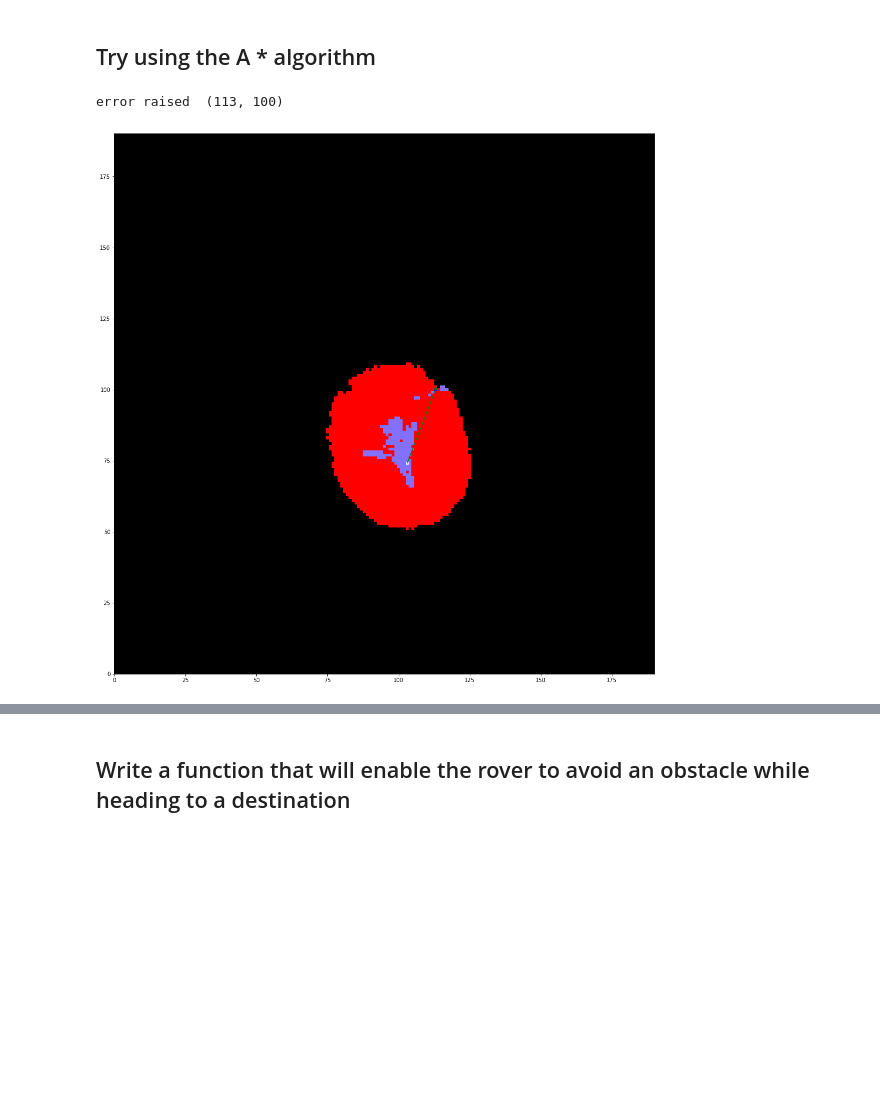
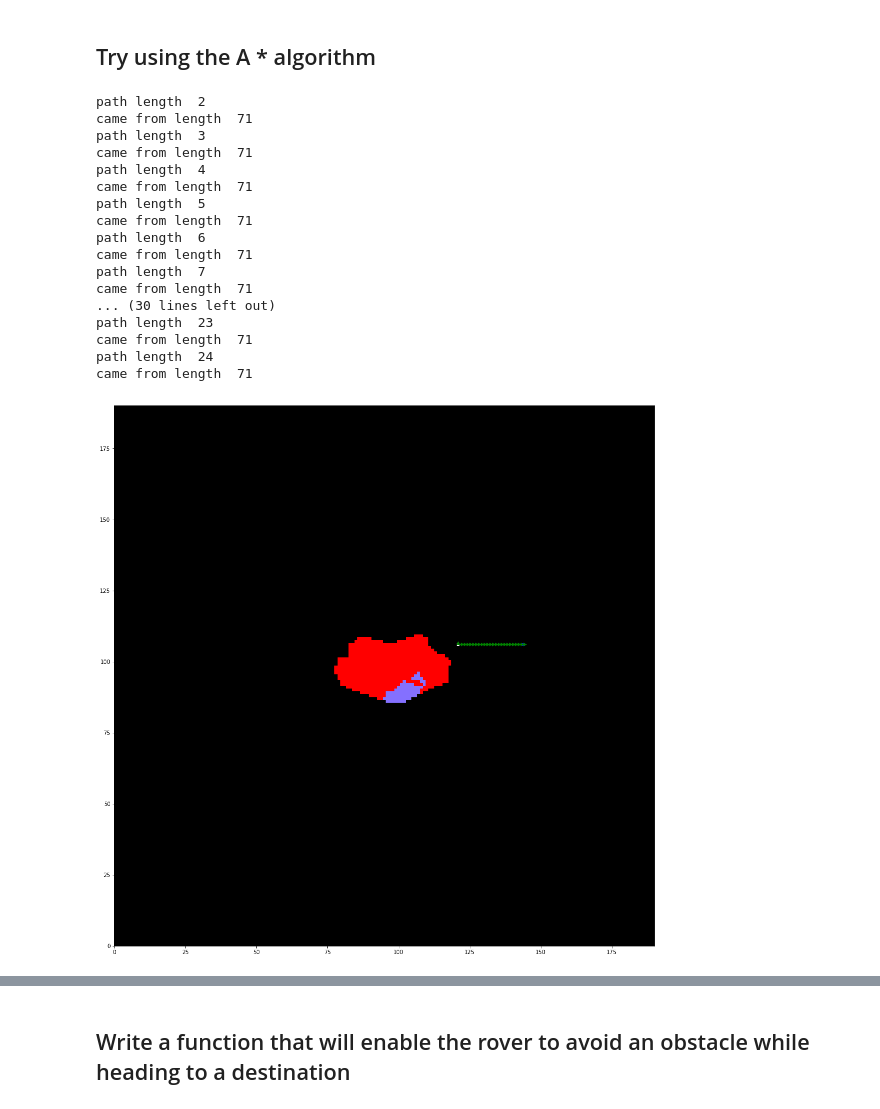
Before and after one commit to flores-jacob/RoboND-Rover-Project, a Jupyter notebook: code/Rover_Project_Test_Notebook.ipynb, the cells around one changed output, grey strips where cells are left out. Saved outputs shown, nothing was run; the diff lists cells and outputs as text; code cells hidden in the pictures; blank space fills up the shorter version.

```diff
--- a/code/Rover_Project_Test_Notebook.ipynb
+++ b/code/Rover_Project_Test_Notebook.ipynb
@@ -928,8 +994,8 @@ for obstacle_coords in wall_coords:
 # create dummy rover position data for to_polar_coords with origin
 # dummy_rover_xpos = 7 * multiplier
 # dummy_rover_ypos = 6 * multiplier
-dummy_rover_xpos = 103
-dummy_rover_ypos = 74
+dummy_rover_xpos = 121
+dummy_rover_ypos = 106
 rover_coords = (dummy_rover_xpos, dummy_rover_ypos)
 
 # plot the rover location, color it white
@@ -938,8 +1004,11 @@ memory_map_mini[dummy_rover_ypos, dummy_rover_xpos] = (255, 255, 255, 1)
 # create dummy destinaton coordinates
 # destination_x = 2 * multiplier
 # destination_y = 2 * multiplier
-destination_x = 113
-destination_y = 100
+result = get_closest_accessible_navigable_point_to_destination(dummy_rover_xpos, dummy_rover_ypos, 96, 108, memory_map_mini[:,:,3], 7, 5)
+# destination_x = 104
+# destination_y = 86
+destination_x = 144
+destination_y = 106
 
 memory_map_mini[destination_y, destination_x] = (0,0,255,8)
 destination_coords = (destination_x, destination_y)
@@ -989,32 +1058,48 @@ path.reverse() # optional
 fig = plt.figure(figsize=(40,40))
 plt.subplot(221)
 plt.imshow(memory_map_mini[:, :, :3])
 plt.ylim(0, 19 * multiplier)
 plt.xlim(0, 19 * multiplier)
 
 
 # with open('path_so_far.txt') as f:
 #     path_so_far = [list(literal_eval(line)) for line in f][0]
 
 # if path_so_far:
 #     path = path_so_far
 
 for index in range(0, len(path) - 1):
 
     current_x = path[index][0]
     current_y = path[index][1]
 
     next_x = path[index + 1][0]
     next_y = path[index + 1][1]
 
     # distance, angle = to_polar_coords_with_origin(dummy_rover_xpos, dummy_rover_ypos, unobstructed_x, unobstructed_y)
     distance, angle = to_polar_coords_with_origin(current_x, current_y, next_x, next_y)
 
     arrow_length = distance
     x_arrow = arrow_length * np.cos(angle)
     y_arrow = arrow_length * np.sin(angle)
     # plt.arrow(dummy_rover_xpos, dummy_rover_ypos, x_arrow, y_arrow, color='blue', head_width=.5, head_length=.5)
     plt.arrow(current_x, current_y, x_arrow, y_arrow, color='green', head_width=1, head_length=1)
 # %% [output]
-error raised  (113, 100)
+path length  2
+came from length  71
+path length  3
+came from length  71
+path length  4
+came from length  71
+path length  5
+came from length  71
+path length  6
+came from length  71
+path length  7
+came from length  71
+... (30 lines left out)
+path length  23
+came from length  71
+path length  24
+came from length  71
-[figure, old version]
+[figure, new version]
```
Also changed, not shown: parts of 4 cells of this notebook.
